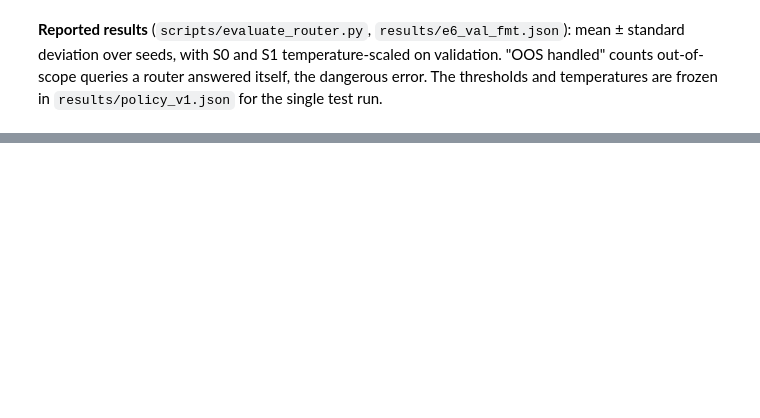
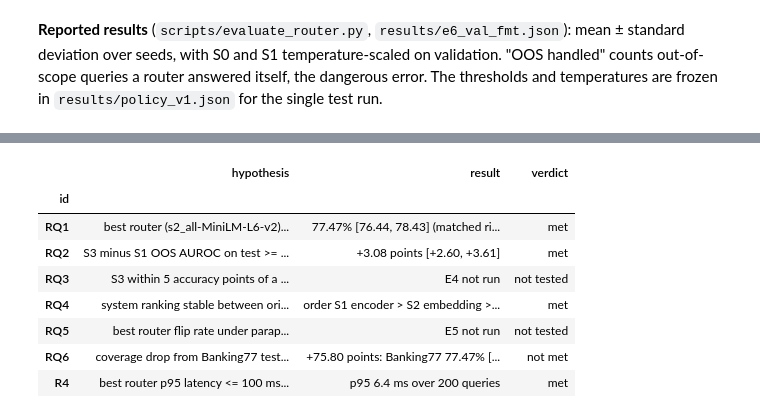
Before and after one commit to Krishil-Parmar/NLP_INDIVIDUAL, a Jupyter notebook: notebooks/00_submission.ipynb, the cells around one changed output, grey strips where cells are left out. Cells and saved outputs as stored; diff of their text form; code cells hidden in the pictures; blank space fills up the shorter version.

```diff
--- a/notebooks/00_submission.ipynb
+++ b/notebooks/00_submission.ipynb
@@ -466,0 +676,14 @@ pd.DataFrame(latency_rows).T
+# %%
+with open(data.RESULTS_DIR / "verdicts.json") as f:
+    verdicts = json.load(f)
+pd.DataFrame(verdicts["verdicts"]).set_index("id")
+# %% [output]
+|  | hypothesis | result | verdict |
+| id |  |  |  |
+| RQ1 | best router (s2_all-MiniLM-L6-v2)... | 77.47% [76.44, 78.43] (matched ri... | met |
+| RQ2 | S3 minus S1 OOS AUROC on test >= ... | +3.08 points [+2.60, +3.61] | met |
+| RQ3 | S3 within 5 accuracy points of a ... | E4 not run | not tested |
+| RQ4 | system ranking stable between ori... | order S1 encoder > S2 embedding >... | met |
+| RQ5 | best router flip rate under parap... | E5 not run | not tested |
+| RQ6 | coverage drop from Banking77 test... | +75.80 points: Banking77 77.47% [... | not met |
+| R4 | best router p95 latency <= 100 ms... | p95 6.4 ms over 200 queries | met |
```
Also changed, not shown: parts of 41 cells of this notebook, 5 other files.
